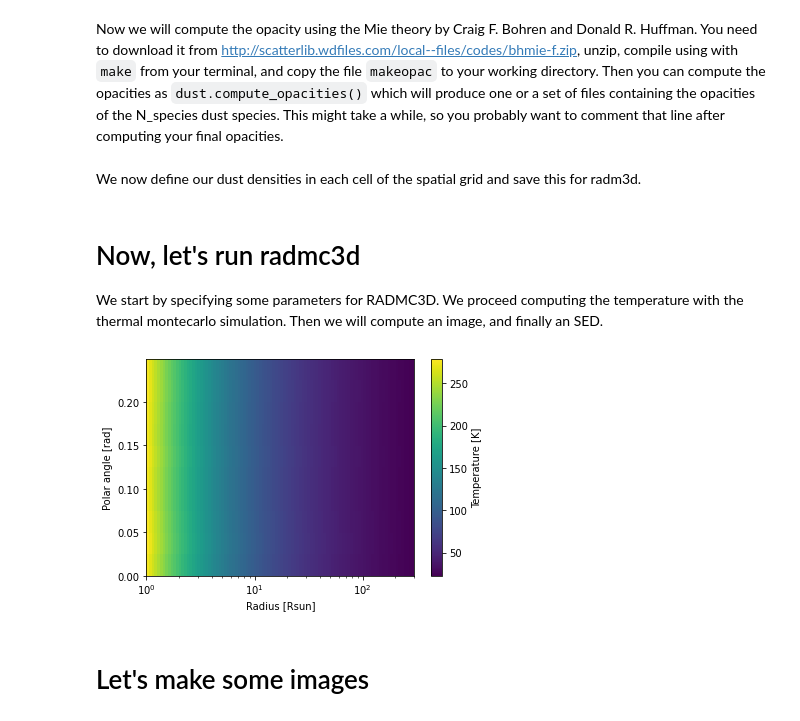
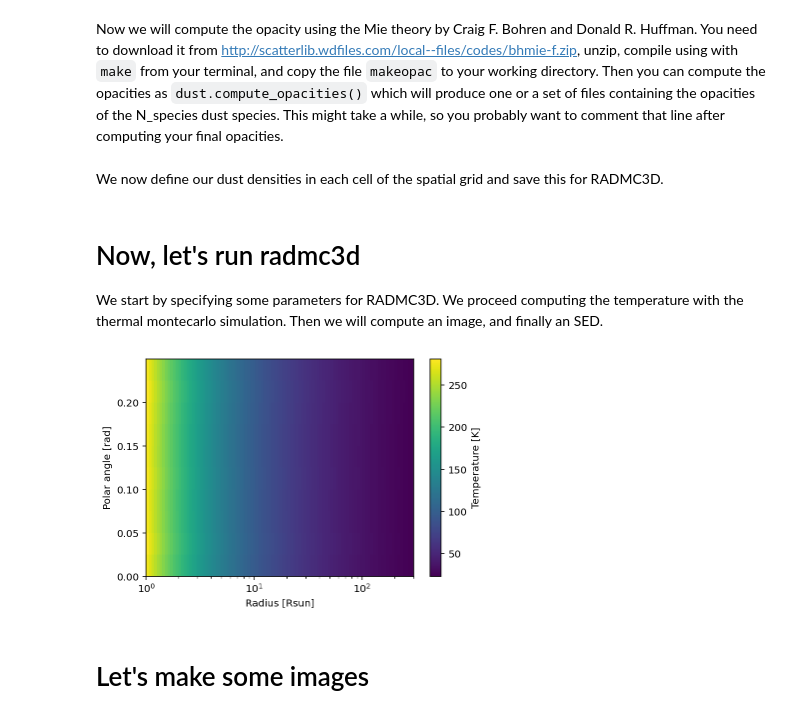
Before and after one commit to csarosi/disc2radmc, a Jupyter notebook: docs/example_dust/Dust_model.ipynb, the cells around one changed output. Cells and saved outputs as stored; diff of their text form; code cells hidden in the pictures.

```diff
--- a/docs/example_dust/Dust_model.ipynb
+++ b/docs/example_dust/Dust_model.ipynb
@@ -113,7 +127,7 @@ Now we will compute the opacity using the Mie theory by Craig F. Bohren and Dona
 # %%
 dust.compute_opacities()
 # %% [markdown]
-We now define our dust densities in each cell of the spatial grid and save this for radm3d.
+We now define our dust densities in each cell of the spatial grid and save this for RADMC3D.
 # %%
 ### DUST DENSITY DISTRIBUTION
 dust.dust_densities(grid=gridmodel,function_sigma=Sigma_dust, par_sigma=par_sigma, h=h)
@@ -138,16 +152,16 @@ sim=disc2radmc.simulation(nphot=10000000, # number of photon packages for therma
 ### RUN MCTHERM to compute temperature
 sim.mctherm()
 # %%
-# check temperature
+# check temperature (northern emisphere)
 Ts=np.fromfile('./dust_temperature.bdat', count=gridmodel.Nr*gridmodel.Nphi*gridmodel.Nth+4, dtype=float)[4:].reshape( (gridmodel.Nphi, gridmodel.Nth, gridmodel.Nr))
-plt.pcolormesh(gridmodel.redge, gridmodel.thedge, Ts[0,:,:])
+plt.pcolormesh(gridmodel.redge, gridmodel.thedge[::-1], Ts[0,:gridmodel.Nth,:])
 plt.xlabel('Radius [Rsun]')
 plt.xscale('log')
 plt.ylabel(r'Polar angle [rad]')
 plt.colorbar(label='Temperature [K]')
 plt.show()
 # %% [output]
-[figure, old version]
+[figure, new version]
 # %% [markdown]
 # Let's make some images
 # %%
```
Also changed, not shown: parts of 13 cells of this notebook, 2 other files.
